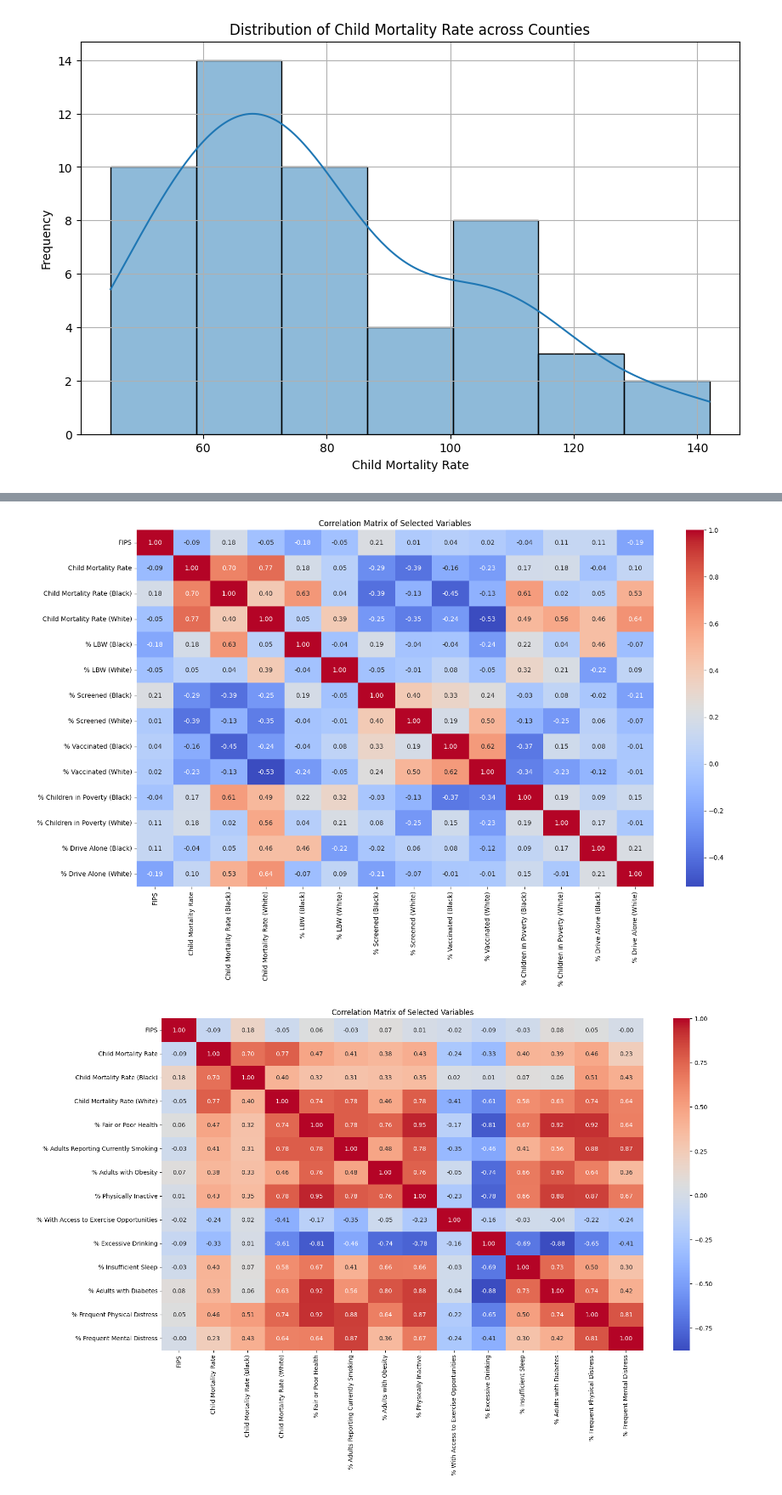
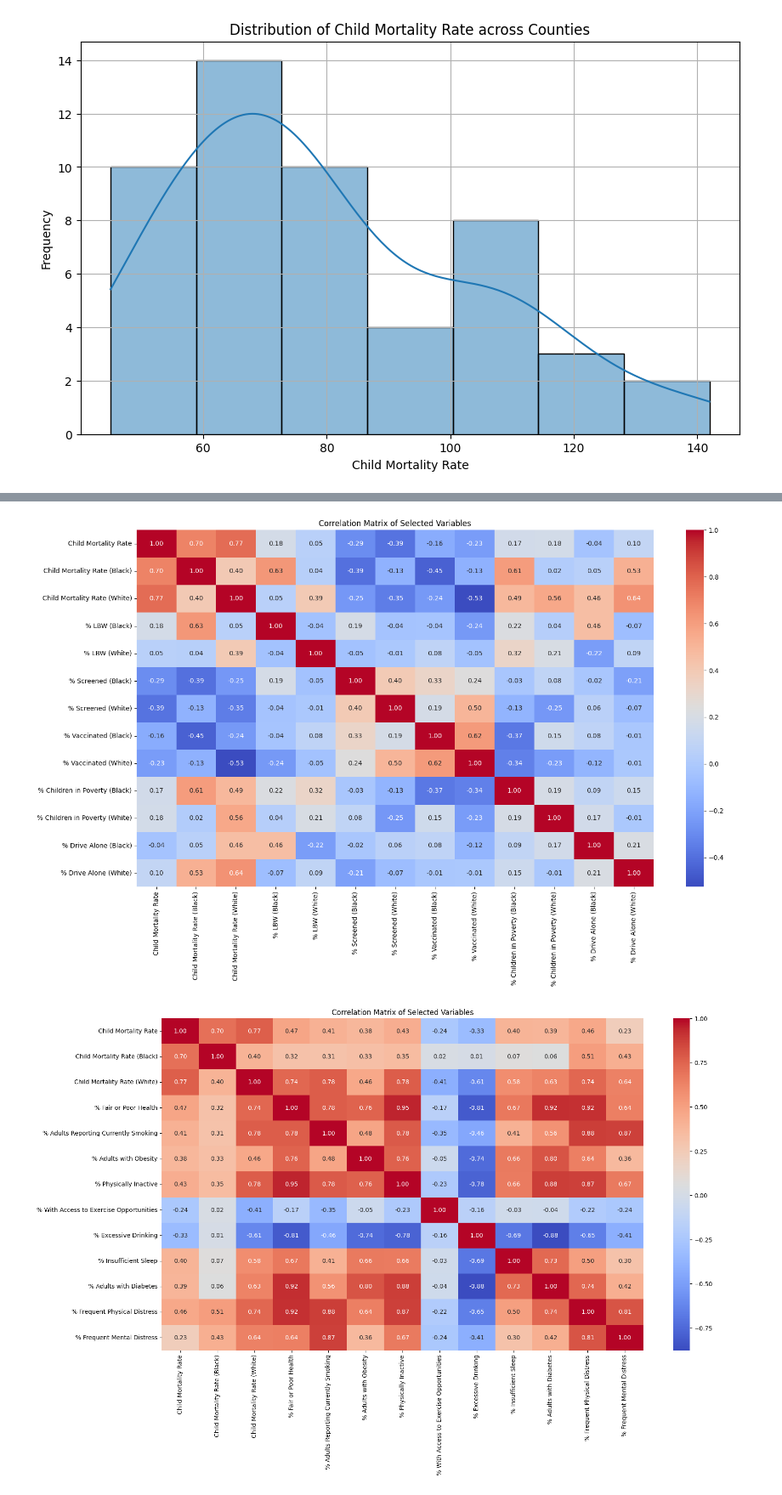
Before and after one commit to manjunath412/arkansas_mortality_rate_analysis, a Jupyter notebook: arkansas_child_mortality.ipynb, the cells around one changed output, grey strips where cells are left out. Shown at 85% size. Cells and saved outputs as stored; diff of their text form; code cells hidden in the pictures.

```diff
--- a/arkansas_child_mortality.ipynb
+++ b/arkansas_child_mortality.ipynb
@@ -38,7 +38,7 @@ Index(['FIPS', 'State', 'County', 'Deaths',
        '% Female', '# Rural Residents', '% Rural'],
       dtype='object', length=284)
 # %%
-columns_of_interest = ['FIPS', 'Child Mortality Rate']
+columns_of_interest = ['Child Mortality Rate'] #['FIPS', 'Child Mortality Rate']
 percent_cols = [col for col in df_cleaned.columns if '%' in col]
 columns_of_interest = columns_of_interest + percent_cols
 df_selected = df_cleaned[columns_of_interest]
@@ -119 +134,16 @@ plt.show()
+# %%
+def scaled_df(columns_correlation, df_custom=None):
+    columns_of_interest = columns_correlation
+    if df_custom is None:
+        df_columns_of_interest = df_cleaned[columns_of_interest]
+    else:
+        df_columns_of_interest = df_custom[columns_of_interest]
+
+    df_cleaned_mortality = df_columns_of_interest.dropna(subset=['Child Mortality Rate'])
+    nan_counts = df_cleaned_mortality.count().rename_axis('Feature').reset_index(name='Count')
+    with open('interested_cols_nan_counts.txt', 'w') as f:
+        f.write(nan_counts.to_string())
+    scaler = StandardScaler()
+    df_scaled_interested_columns = pd.DataFrame(scaler.fit_transform(df_cleaned_mortality), columns=df_cleaned_mortality.columns)
+    return df_scaled_interested_columns
 # %%
@@ -154,5 +187,5 @@ plt.show()
 # %%
-columns_of_interest = ['FIPS', 'Child Mortality Rate', 'Child Mortality Rate (Black)', 'Child Mortality Rate (White)']
+columns_of_interest = ['Child Mortality Rate', 'Child Mortality Rate (Black)', 'Child Mortality Rate (White)']
 percent_cols = [col for col in df_cleaned.columns if '%' in col]
 columns_of_interest = columns_of_interest + percent_cols
 df_selected_race = df_cleaned[columns_of_interest]
@@ -161,12 +194,12 @@ df_selected_race = df_selected_race.dropna(subset=['Child Mortality Rate'])
 # %%
 #we will repeat the above parameters but focus on black white races, hispanic, asian and aian are limited data so excluding them for now
 # correlation matrix for race data and health / social behaviors
-columns_correlation = ['FIPS', 'Child Mortality Rate', 'Child Mortality Rate (Black)', 'Child Mortality Rate (White)',
+columns_correlation = ['Child Mortality Rate', 'Child Mortality Rate (Black)', 'Child Mortality Rate (White)',
                        '% LBW (Black)', '% LBW (White)',
                                  '% Screened (Black)', '% Screened (White)', '% Vaccinated (Black)', '% Vaccinated (White)',
                                  '% Children in Poverty (Black)', '% Children in Poverty (White)', '% Drive Alone (Black)',
                                  '% Drive Alone (White)']
-df_correlation = df_selected_race[columns_correlation]
+df_correlation = scaled_df(columns_correlation, df_selected_race) #df_selected_race[columns_correlation]
 correlation_matrix = df_correlation.corr()
 
 # Visualize the correlation matrix
@@ -175,25 +208,25 @@ sns.heatmap(correlation_matrix, annot=True, cmap='coolwarm', fmt=".2f")
 plt.title('Correlation Matrix of Selected Variables')
 plt.show()
 # %% [output]
-[figure, old version]
+[figure, new version]
 # %%
 # correlation matrix including race mortality and overall health behaviors
 #Race data available and looked into earlier '% Low Birthweight', '% with Annual Mammogram','% Vaccinated',
-columns_correlation = ['FIPS', 'Child Mortality Rate', 'Child Mortality Rate (Black)', 'Child Mortality Rate (White)',
+columns_correlation = ['Child Mortality Rate', 'Child Mortality Rate (Black)', 'Child Mortality Rate (White)',
                        '% Fair or Poor Health',
                                  '% Adults Reporting Currently Smoking', '% Adults with Obesity', '% Physically Inactive',
                                  '% With Access to Exercise Opportunities', '% Excessive Drinking',
                                  '% Insufficient Sleep', '% Adults with Diabetes', '% Frequent Physical Distress',
                       '% Frequent Mental Distress']
-df_correlation = df_selected_race[columns_correlation]
+df_correlation = scaled_df(columns_correlation, df_selected_race) #df_selected_race[columns_correlation]
 correlation_matrix = df_correlation.corr()
 
 # Visualize the correlation matrix
 plt.figure(figsize=(18, 10))
 sns.heatmap(correlation_matrix, annot=True, cmap='coolwarm', fmt=".2f")
 plt.title('Correlation Matrix of Selected Variables')
 plt.show()
 # %% [output]
-[figure, old version]
+[figure, new version]
 # %%
 # correlation matrix for overall data driven by race and socio-economics
```
Also changed, not shown: parts of 20 cells of this notebook.
